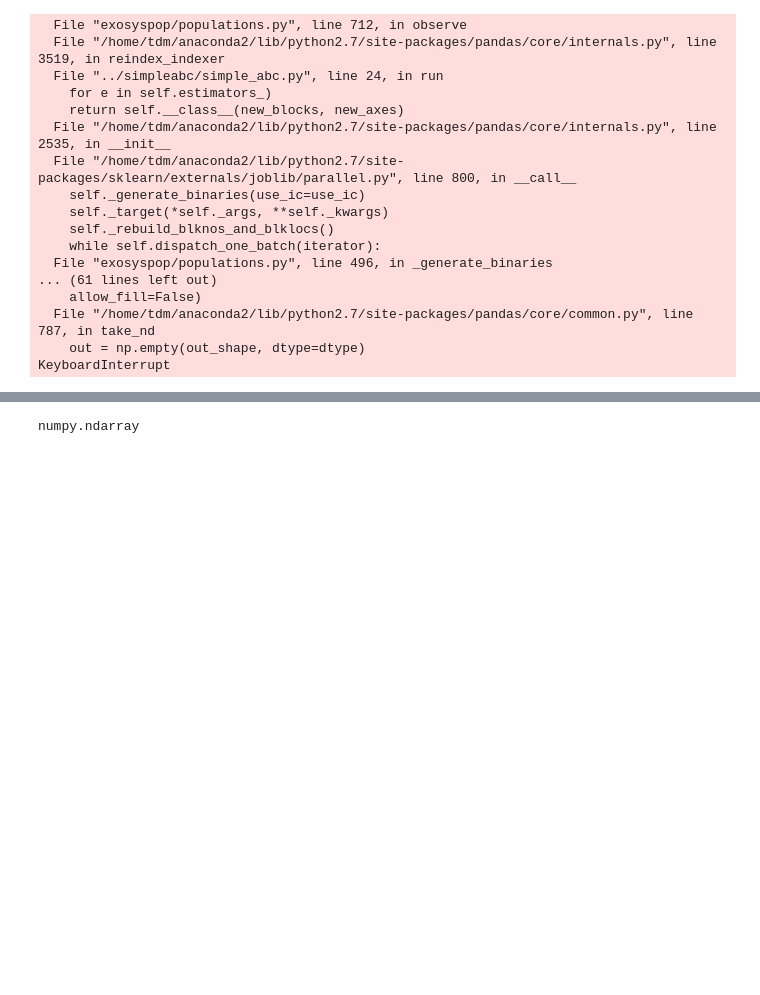
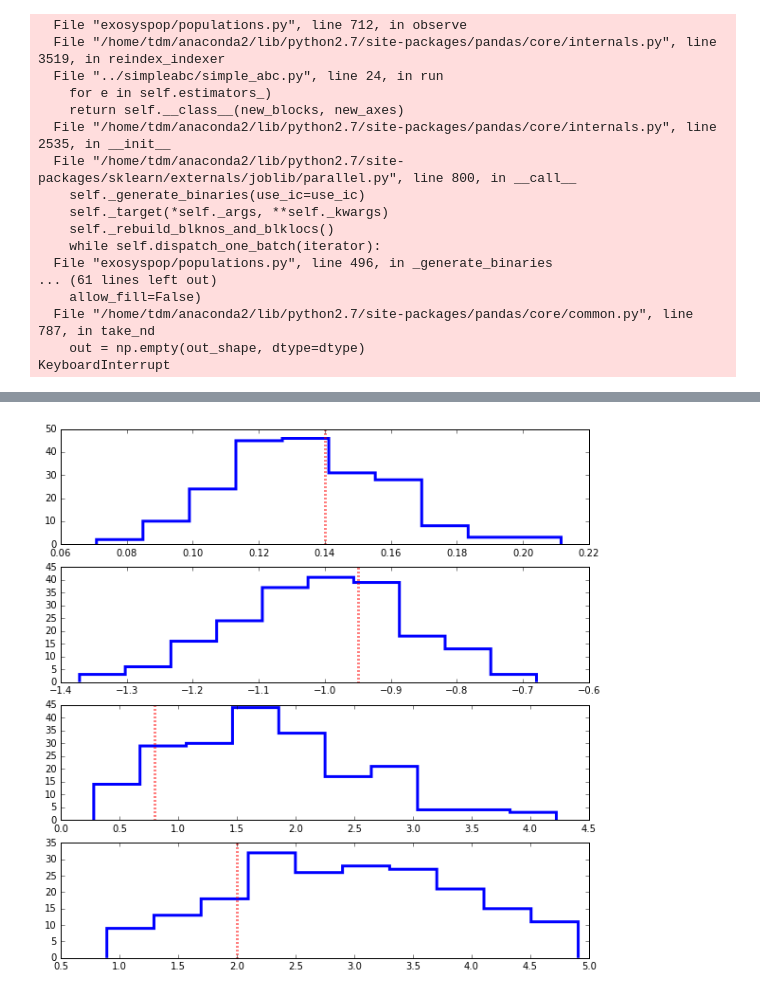
Before and after one commit to timothydmorton/exosyspop, a Jupyter notebook: abc-test-3.ipynb, the cells around one changed output, grey strips where cells are left out. Saved outputs shown, nothing was run; the diff lists cells and outputs as text; code cells hidden in the pictures; blank space fills up the shorter version.

```diff
--- a/abc-test-3.ipynb
+++ b/abc-test-3.ipynb
@@ -265,4 +267,8 @@ for i in range(pmc_posterior.shape[0]):
-# %%
-type(pmc_posterior)
-# %% [output]
-numpy.ndarray
+# %%
+fig, axes = plt.subplots(4, 1, figsize=(10,10))
+
+for i,ax in enumerate(axes):
+    ax.hist(pmc_posterior[-1][0][i,:], histtype='step', lw=3)
+    ax.axvline(theta_0[i], color='r', ls=':', lw=3)
+# %% [output]
+[figure, added]
```
Also changed, not shown: parts of 3 cells of this notebook, 1 other file.
